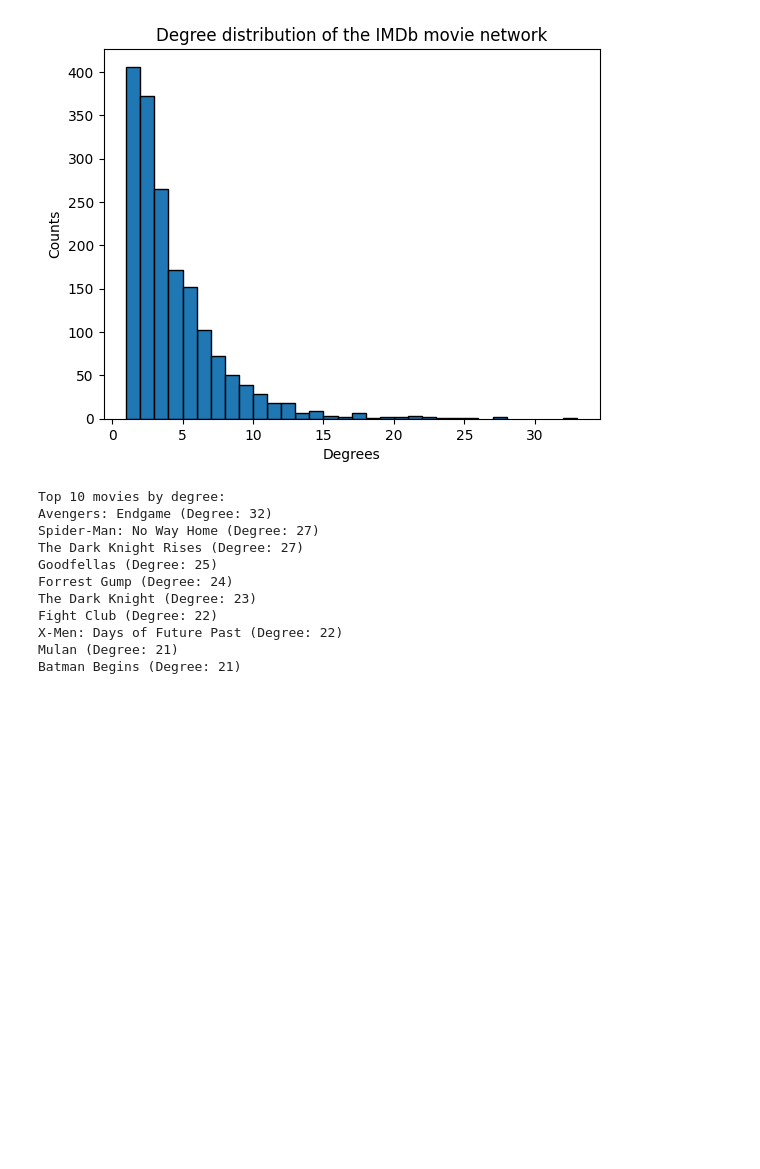
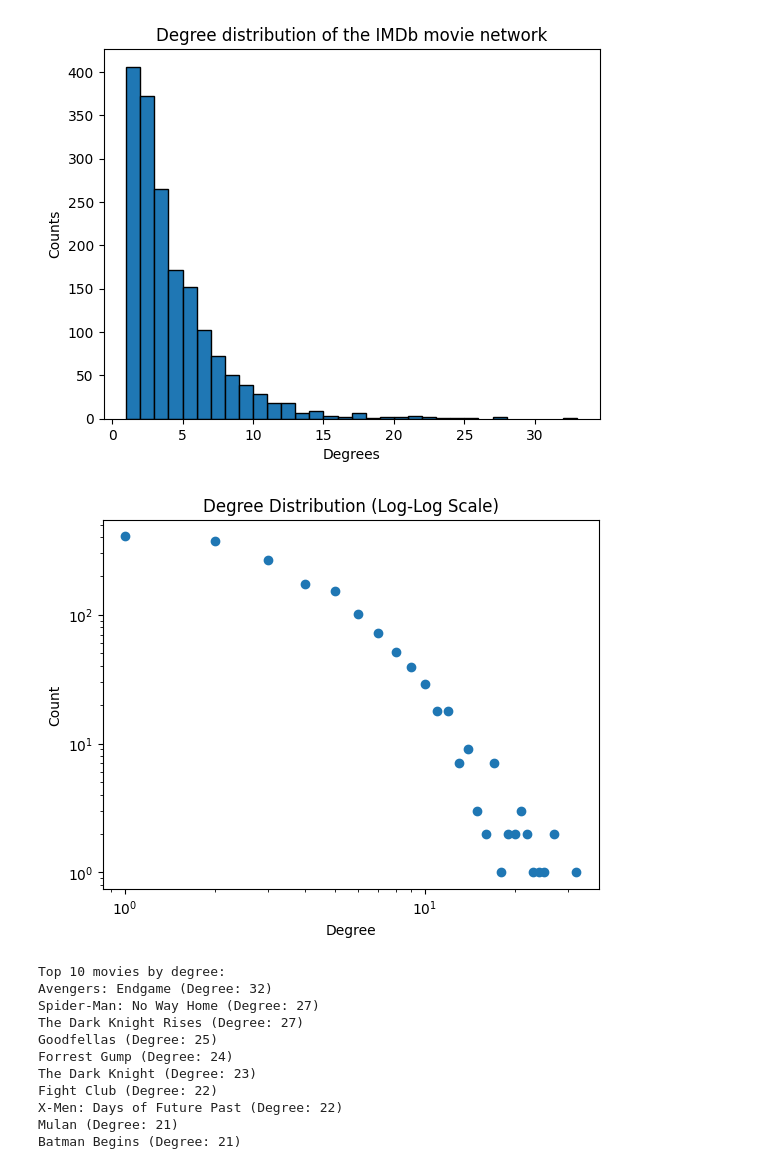
Before and after one commit to SorenLKuhl/imdb_network, a Jupyter notebook: Network_creation.ipynb, the cells around one changed output. Saved outputs shown, nothing was run; the diff lists cells and outputs as text; code cells hidden in the pictures; blank space fills up the shorter version.

```diff
--- a/notebook.ipynb
+++ b/Network_creation.ipynb
@@ -226,6 +226,18 @@ Average degree: 3.8770114942528737
 Average rating: 6.953735632183908
 Text(0.5, 1.0, 'Degree distribution of the IMDb movie network')
 [figure]
+# %%
+# Log-log plot
+degrees = np.array(list(degree_dict.keys()))
+counts = np.array(list(degree_dict.values()))
+plt.figure()
+plt.loglog(degrees, counts, marker='o', linestyle='None')
+plt.xlabel("Degree")
+plt.ylabel("Count")
+plt.title("Degree Distribution (Log-Log Scale)")
+plt.show()
+# %% [output]
+[figure, added]
 # %%
 # Highest degree nodes
 sorted_degrees = sorted(G.degree(), key=lambda x: x[1], reverse=True)
```
Also changed, not shown: parts of 1 cell of this notebook, 1 other file.
